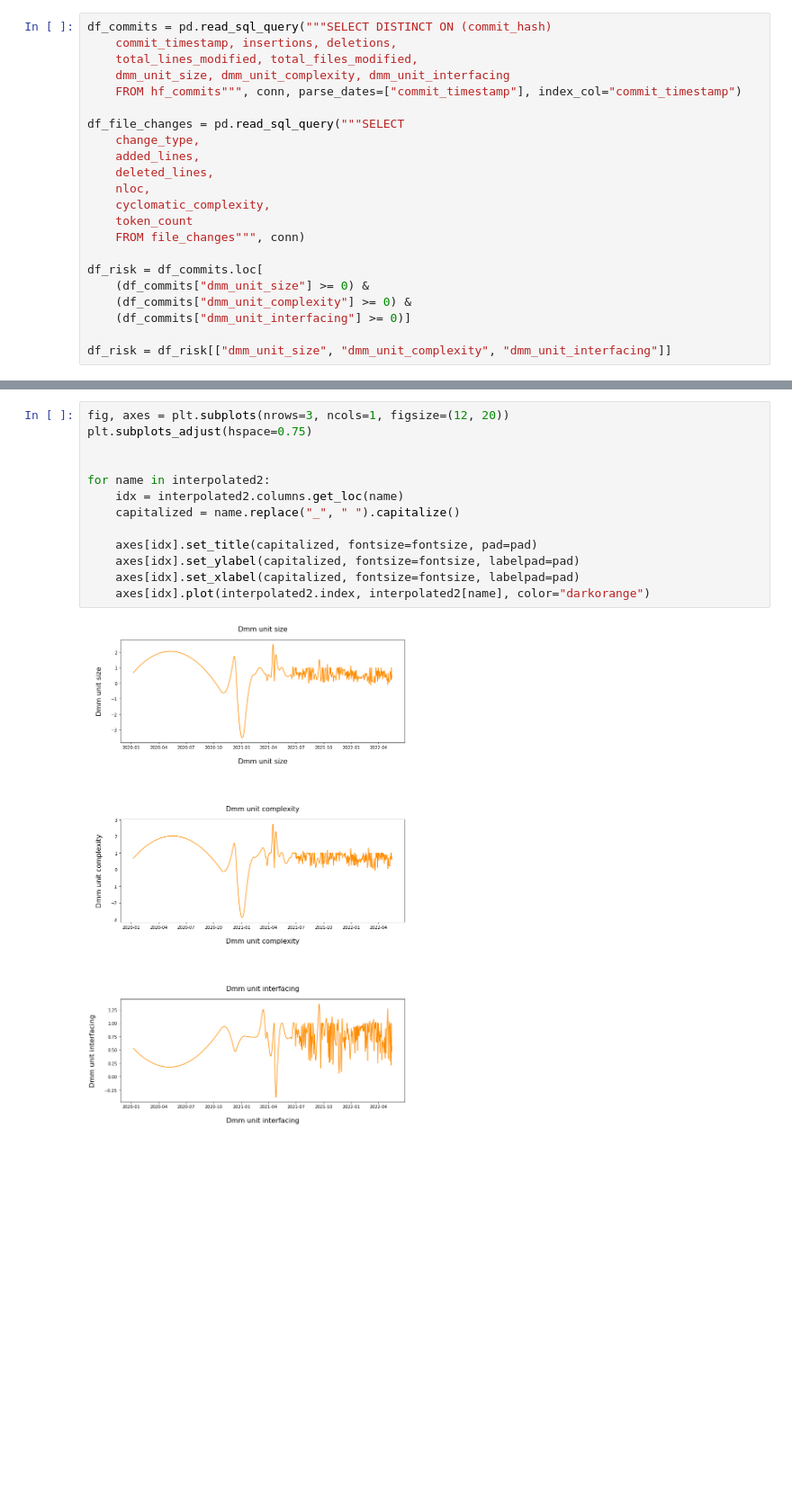
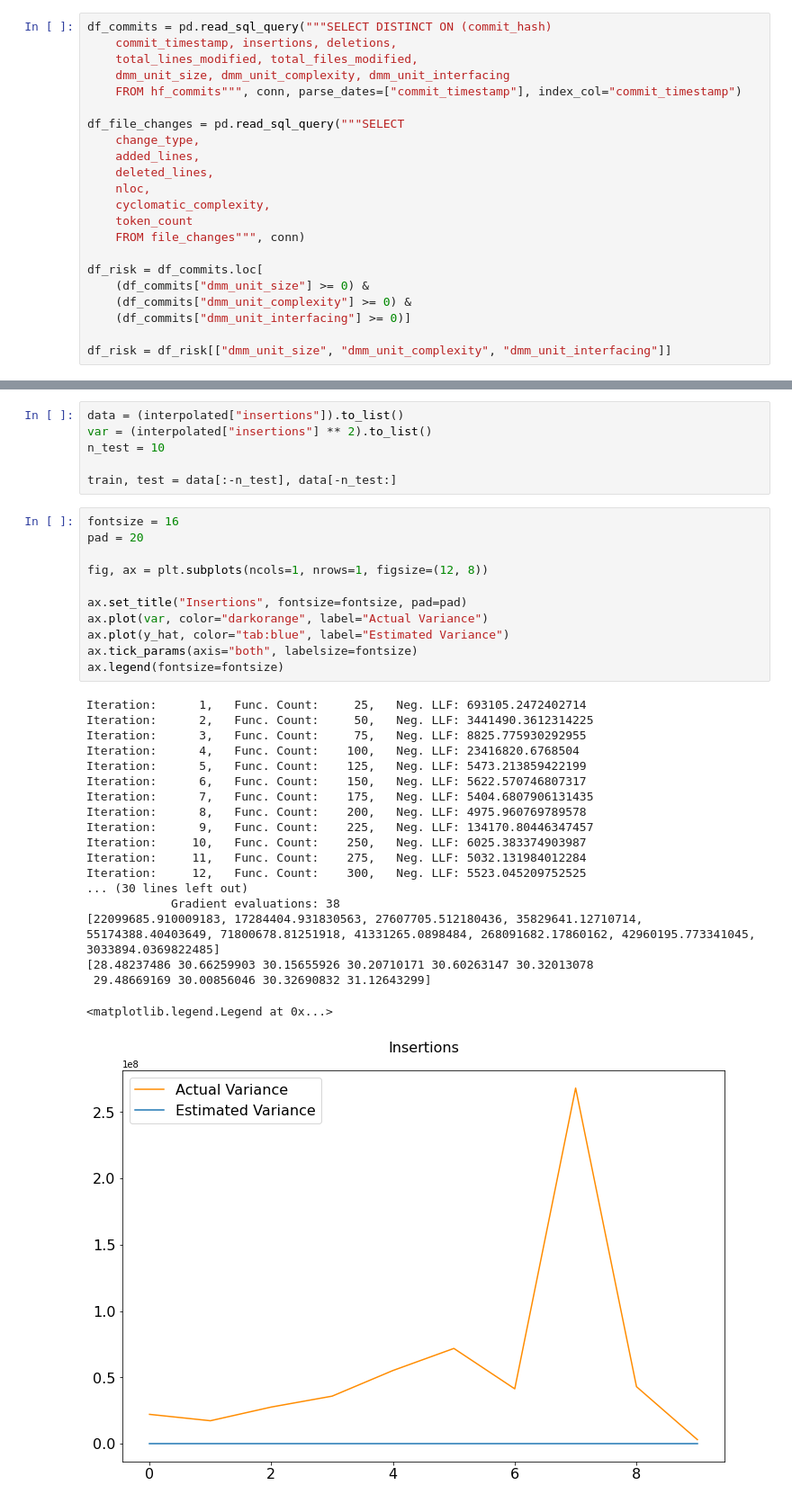
Before and after one commit to Elang89/hf-evolution, a Jupyter notebook: notebooks/models_statistics.ipynb, the cells around one changed output, grey strips where cells are left out. Shown at 90% size. Cells and saved outputs as stored; diff of their text form; blank space fills up the shorter version.

```diff
--- a/notebooks/models_statistics.ipynb
+++ b/notebooks/models_statistics.ipynb
@@ -207,15 +202,37 @@ Optimization terminated successfully    (Exit mode 0)
-# %%
-fig, axes = plt.subplots(nrows=3, ncols=1, figsize=(12, 20))
-plt.subplots_adjust(hspace=0.75)
-
-
-for name in interpolated2:
-    idx = interpolated2.columns.get_loc(name)
-    capitalized = name.replace("_", " ").capitalize()
-
-    axes[idx].set_title(capitalized, fontsize=fontsize, pad=pad)
-    axes[idx].set_ylabel(capitalized, fontsize=fontsize, labelpad=pad)
-    axes[idx].set_xlabel(capitalized, fontsize=fontsize, labelpad=pad)
-    axes[idx].plot(interpolated2.index, interpolated2[name], color="darkorange")
-# %% [output]
-[figure, removed]
+# %%
+data = (interpolated["insertions"]).to_list()
+var = (interpolated["insertions"] ** 2).to_list()
+n_test = 10
+
+train, test = data[:-n_test], data[-n_test:]
+# %%
+fontsize = 16
+pad = 20
+
+fig, ax = plt.subplots(ncols=1, nrows=1, figsize=(12, 8))
+
+ax.set_title("Insertions", fontsize=fontsize, pad=pad)
+ax.plot(var, color="darkorange", label="Actual Variance")
+ax.plot(y_hat, color="tab:blue", label="Estimated Variance")
+ax.tick_params(axis="both", labelsize=fontsize)
+ax.legend(fontsize=fontsize)
+# %% [output]
+Iteration:      1,   Func. Count:     25,   Neg. LLF: 693105.2472402714
+Iteration:      2,   Func. Count:     50,   Neg. LLF: 3441490.3612314225
+Iteration:      3,   Func. Count:     75,   Neg. LLF: 8825.775930292955
+Iteration:      4,   Func. Count:    100,   Neg. LLF: 23416820.6768504
+Iteration:      5,   Func. Count:    125,   Neg. LLF: 5473.213859422199
+Iteration:      6,   Func. Count:    150,   Neg. LLF: 5622.570746807317
+Iteration:      7,   Func. Count:    175,   Neg. LLF: 5404.6807906131435
+Iteration:      8,   Func. Count:    200,   Neg. LLF: 4975.960769789578
+Iteration:      9,   Func. Count:    225,   Neg. LLF: 134170.80446347457
+Iteration:     10,   Func. Count:    250,   Neg. LLF: 6025.383374903987
+Iteration:     11,   Func. Count:    275,   Neg. LLF: 5032.131984012284
+Iteration:     12,   Func. Count:    300,   Neg. LLF: 5523.045209752525
+... (30 lines left out)
+            Gradient evaluations: 38
+[22099685.910009183, 17284404.931830563, 27607705.512180436, 35829641.12710714, 55174388.40403649, 71800678.81251918, 41331265.0898484, 268091682.17860162, 42960195.773341045, 3033894.0369822485]
+[28.48237486 30.66259903 30.15655926 30.20710171 30.60263147 30.32013078
+ 29.48669169 30.00856046 30.32690832 31.12643299]
+<matplotlib.legend.Legend at 0x...>
+[figure, added]
```
Also changed, not shown: parts of 9 cells of this notebook, 5 other files.
